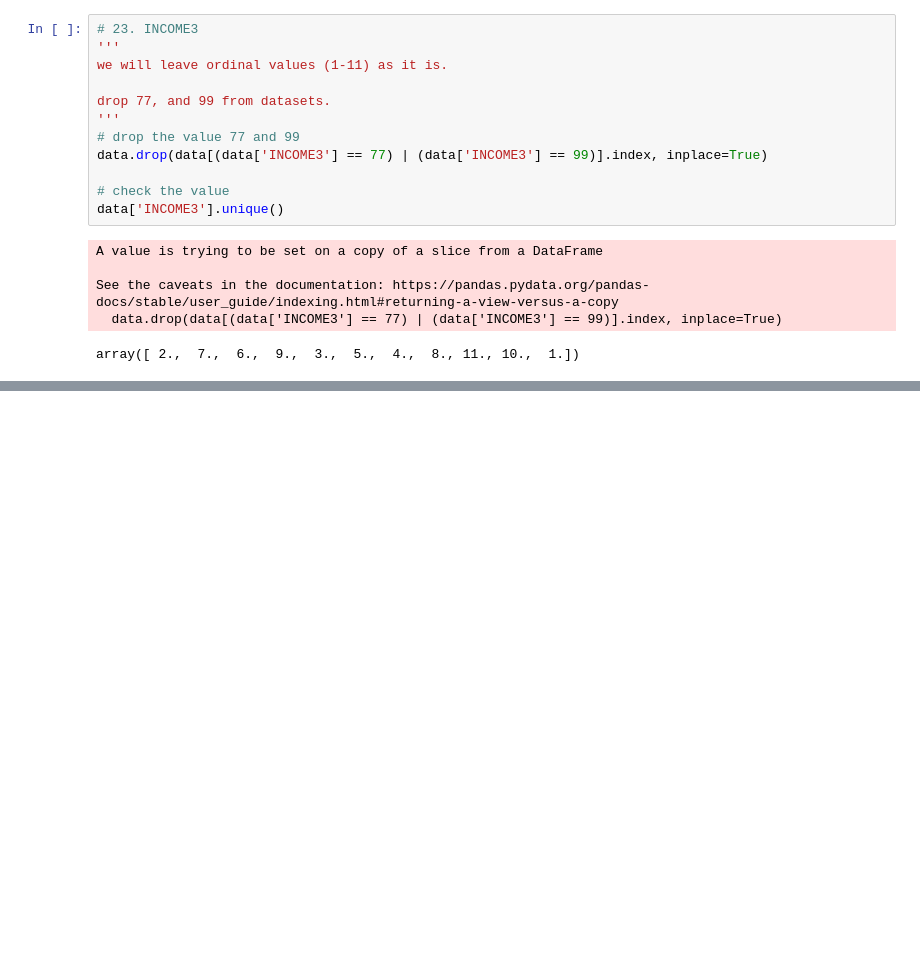
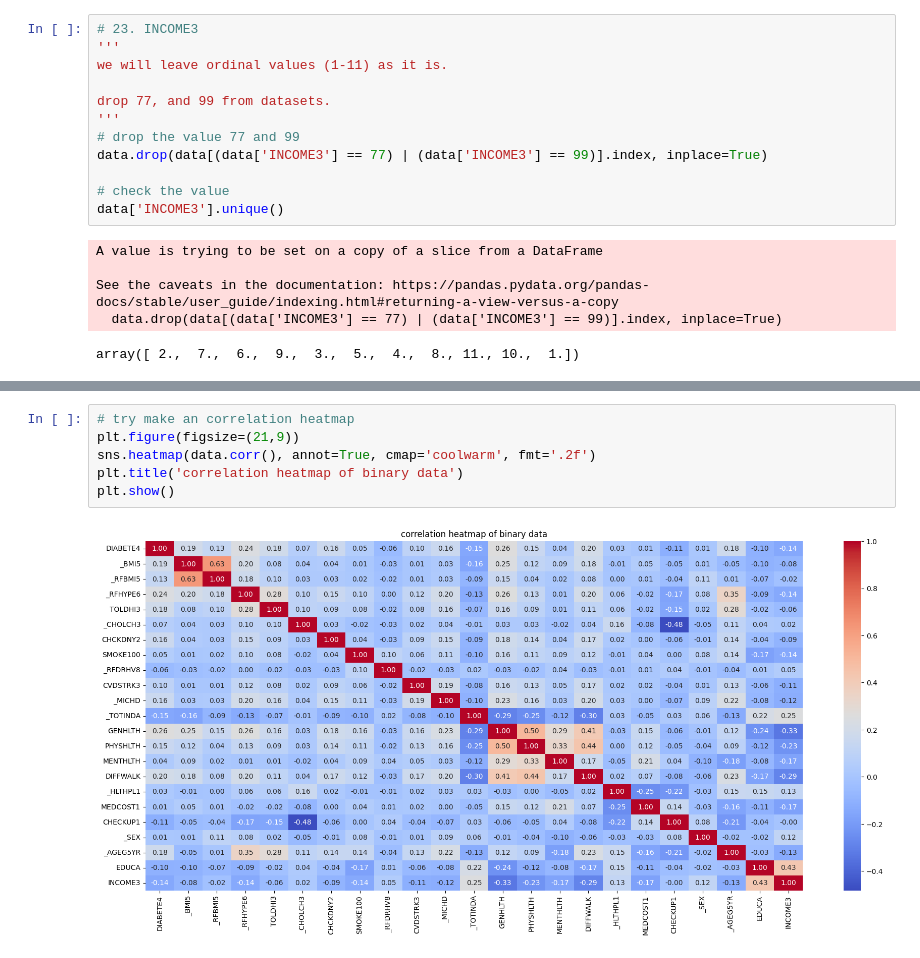
Before and after one commit to gamegtboyz/da01_diabetes, a Jupyter notebook: brfss23.ipynb, the cells around one changed output, grey strips where cells are left out. Drawn from its saved outputs; the diff is of its cells as text; blank space fills up the shorter version.

```diff
--- a/brfss23.ipynb
+++ b/brfss23.ipynb
@@ -715,0 +819,8 @@ array([ 2.,  7.,  6.,  9.,  3.,  5.,  4.,  8., 11., 10.,  1.])
+# %%
+# try make an correlation heatmap
+plt.figure(figsize=(21,9))
+sns.heatmap(data.corr(), annot=True, cmap='coolwarm', fmt='.2f')
+plt.title('correlation heatmap of binary data')
+plt.show()
+# %% [output]
+[figure, added]
```
Also changed, not shown: parts of 25 cells of this notebook.
